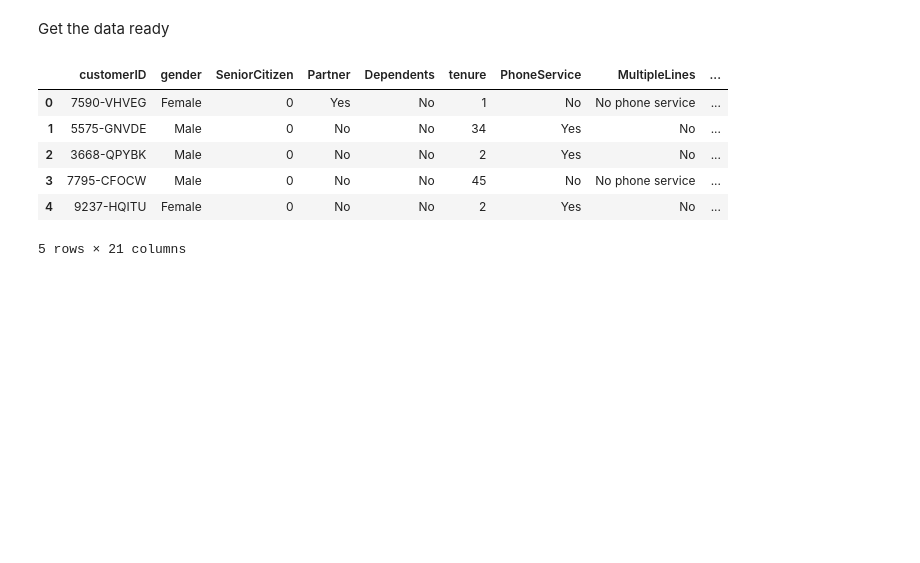
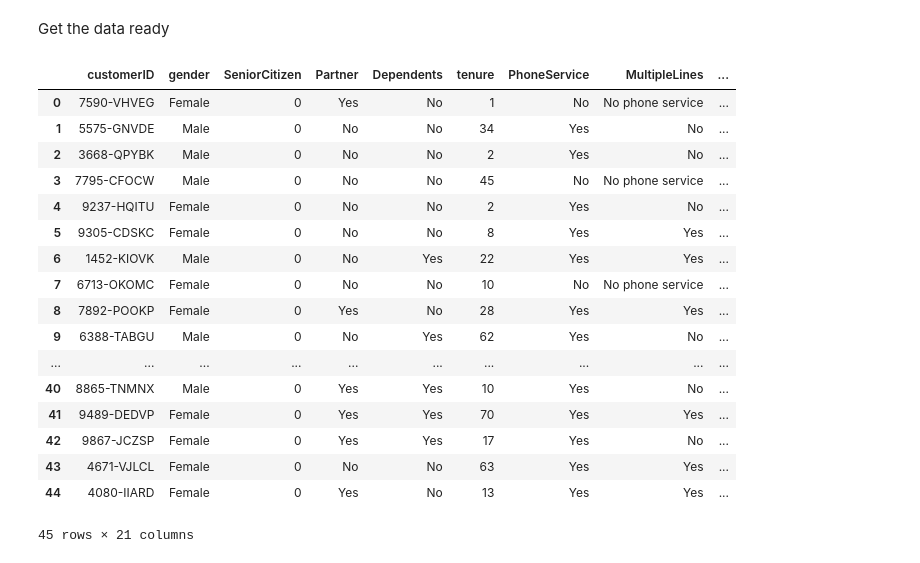
Before and after one commit to Eigilak/big_data, a Jupyter notebook: Projekt.ipynb, the cells around one changed output. Cells and saved outputs as stored; diff of their text form; code cells hidden in the pictures; blank space fills up the shorter version.

```diff
--- a/Projekt.ipynb
+++ b/Projekt.ipynb
@@ -10,12 +10,23 @@ Get the data ready
 # %%
 telco_df = pd.read_csv('Telco_Customer_Churn.csv')
 # %%
-telco_df.head(50)
+telco_df.head(45)
 # %% [output]
 |  | customerID | gender | SeniorCitizen | Partner | Dependents | tenure | PhoneService | MultipleLines | ... |
 | 0 | 7590-VHVEG | Female | 0 | Yes | No | 1 | No | No phone service | ... |
 | 1 | 5575-GNVDE | Male | 0 | No | No | 34 | Yes | No | ... |
 | 2 | 3668-QPYBK | Male | 0 | No | No | 2 | Yes | No | ... |
 | 3 | 7795-CFOCW | Male | 0 | No | No | 45 | No | No phone service | ... |
 | 4 | 9237-HQITU | Female | 0 | No | No | 2 | Yes | No | ... |
+| 5 | 9305-CDSKC | Female | 0 | No | No | 8 | Yes | Yes | ... |
+| 6 | 1452-KIOVK | Male | 0 | No | Yes | 22 | Yes | Yes | ... |
+| 7 | 6713-OKOMC | Female | 0 | No | No | 10 | No | No phone service | ... |
+| 8 | 7892-POOKP | Female | 0 | Yes | No | 28 | Yes | Yes | ... |
+| 9 | 6388-TABGU | Male | 0 | No | Yes | 62 | Yes | No | ... |
+| ... | ... | ... | ... | ... | ... | ... | ... | ... | ... |
+| 40 | 8865-TNMNX | Male | 0 | Yes | Yes | 10 | Yes | No | ... |
+| 41 | 9489-DEDVP | Female | 0 | Yes | Yes | 70 | Yes | Yes | ... |
+| 42 | 9867-JCZSP | Female | 0 | Yes | Yes | 17 | Yes | No | ... |
+| 43 | 4671-VJLCL | Female | 0 | No | No | 63 | Yes | Yes | ... |
+| 44 | 4080-IIARD | Female | 0 | Yes | No | 13 | Yes | Yes | ... |
-5 rows × 21 columns
+45 rows × 21 columns
```
